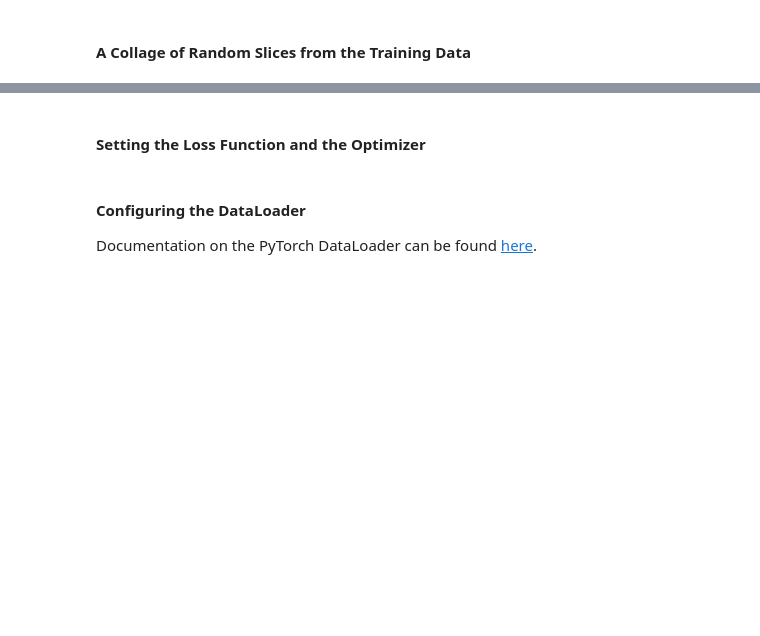
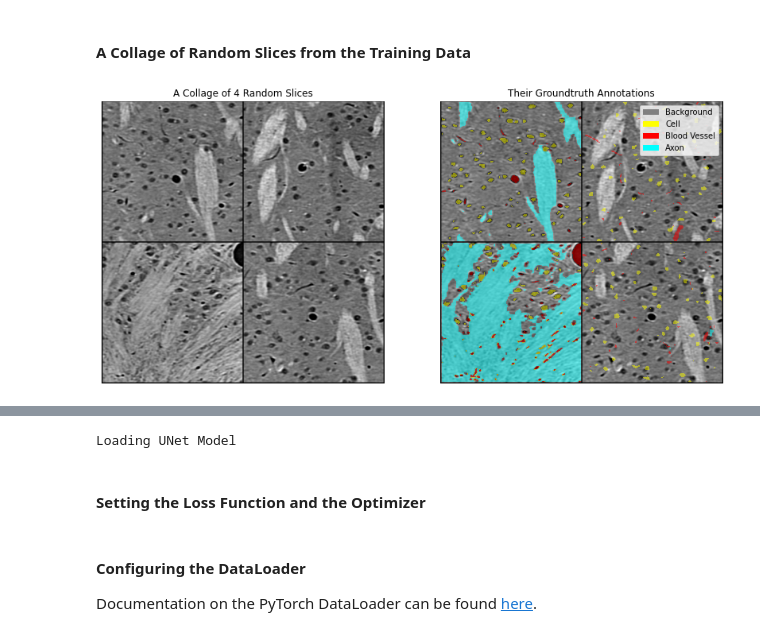
Before and after one commit to im-a-jin/MTNeuro, a Jupyter notebook: notebooks/task2_getting_started.ipynb, the cells around one changed output, grey strips where cells are left out. Saved outputs shown, nothing was run; the diff lists cells and outputs as text; code cells hidden in the pictures; blank space fills up the shorter version.

```diff
--- a/notebooks/task2_getting_started.ipynb
+++ b/notebooks/task2_getting_started.ipynb
@@ -132,22 +200,43 @@ plt.show()
 # %% [markdown]
 #### A Collage of Random Slices from the Training Data
 # %%
-# Reshape data and select a random subset of 100 slices
+# Reshape data and select a random subset of 4 slices
+
 if dimensions==3:
     reshaped_data = []
+    reshaped_annotations = []
     for data in train_data:
         reshaped_data = reshaped_data + list(data[0][0])
+        reshaped_annotations = reshaped_annotations + list(data[1])
 if dimensions==2:
     reshaped_data = [data[0][0] for data in train_data]
+    reshaped_annotations = [data[1] for data in train_data]
 
-random_samples_from_data = random.sample(reshaped_data,100)
+# Zip raw data and annotations together to use random.sample() once
+random_samples = random.sample(list(zip(reshaped_data,reshaped_annotations)),4)
 
-grid_img = make_grid(torch.stack(random_samples_from_data).unsqueeze(1), nrow=10)
-plt.figure(figsize=(14,14))
-plt.imshow(grid_img[0], cmap='gray')
-plt.title("A Collage of 100 Random Slices")
-plt.axis("off")
+# Unzip random samples
+random_samples_from_data = [random_data for random_data, random_annotations in random_samples]
+random_samples_from_annotations = [random_annotations for random_data, random_annotations in random_samples]
+
+grid_img_data = make_grid(torch.stack(random_samples_from_data).unsqueeze(1), nrow=2)
+grid_img_annotations = make_grid(torch.stack(random_samples_from_annotations).unsqueeze(1), nrow=2)
+masked_annotations = np.ma.masked_where(grid_img_annotations == 0, grid_img_annotations)
+
+f, (ax1, ax2) = plt.subplots(1, 2, figsize=(14, 14))
+ax1.imshow(grid_img_data[0], cmap='gray')
+ax1.title.set_text("A Collage of 4 Random Slices")
+ax1.axis("off")
+
+ax2.imshow(grid_img_data[0], cmap='gray')
+ax2.imshow(masked_annotations[0], vmin=0, vmax=3, cmap = cmap, alpha = 0.5)
+ax2.title.set_text("Their Groundtruth Annotations")
+ax2.axis('off')
+ax2.legend(handles=legend_elements)
+
 plt.show()
+# %% [output]
+[figure, added]
 # %% [markdown]
 ## Building the Model
 
@@ -178,6 +267,8 @@ model = UNet(in_channels = network_config['in_channels'],
              conv_mode = network_config['conv_mode'],
              dim = network_config['dim']
             ).to(device)
+# %% [output]
+Loading UNet Model
 # %% [markdown]
 #### Setting the Loss Function and the Optimizer
 # %%
```
Also changed, not shown: parts of 3 cells of this notebook.
